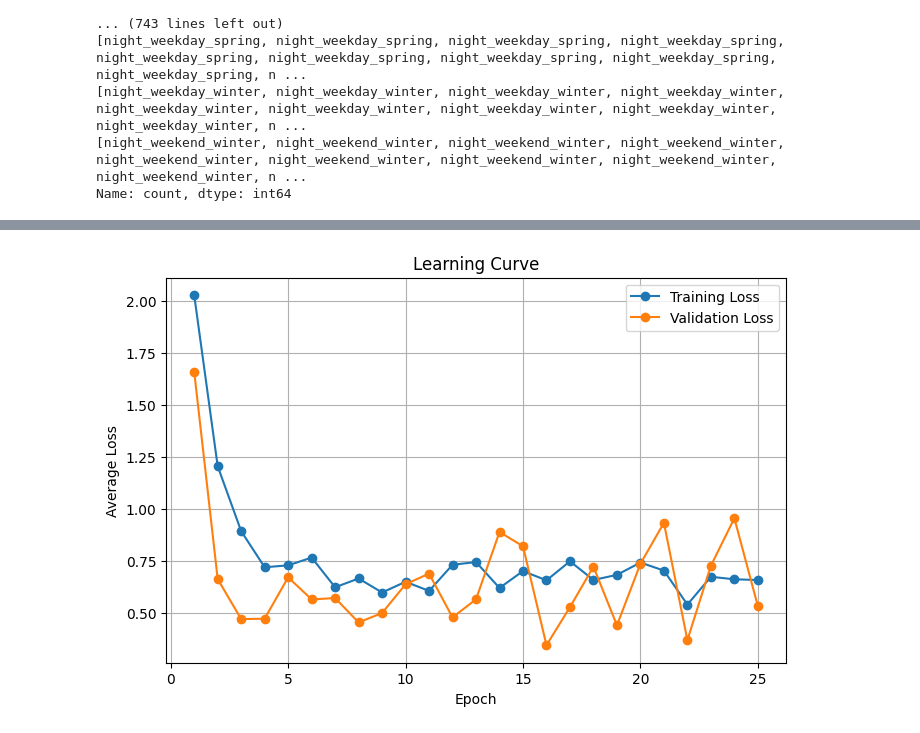
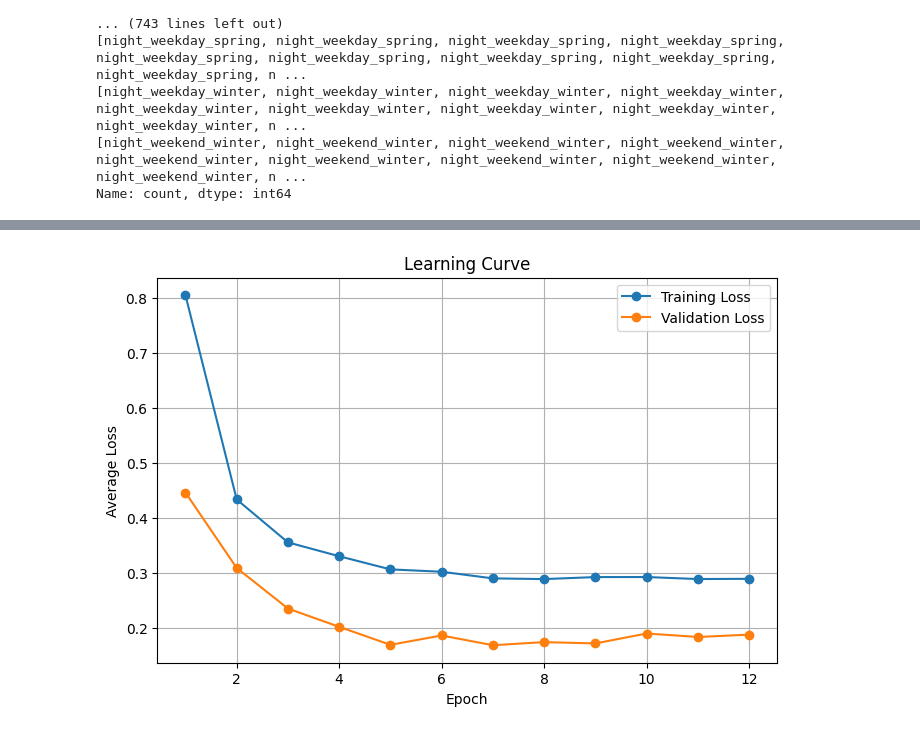
Before and after one commit to amy-jd/ECM3401-Personal-Project, a Jupyter notebook: project/main.ipynb, the cells around one changed output, grey strips where cells are left out. Saved outputs shown, nothing was run; the diff lists cells and outputs as text; code cells hidden in the pictures.

```diff
--- a/project/main.ipynb
+++ b/project/main.ipynb
@@ -54,10 +54,9 @@ def train(model, optimiser, loader):
 
     for batch in loader:
         optimiser.zero_grad()
-        # Derive a per-node boolean mask: True for nodes that are masked (need predictions)
         per_node_mask = batch.node_mask.any(dim=-1)  # [num_nodes]
         out = model(batch.x, batch.edge_index, batch.context, node_mask=per_node_mask)
-        loss = model.compute_loss(out, batch.y.squeeze(), batch.prediction_mask, train_criterion)
+        loss = train_criterion(out[per_node_mask], batch.y[per_node_mask].squeeze())
         loss.backward()
         optimiser.step()
         total_loss += loss.item() * batch.num_graphs
@@ -72,7 +71,7 @@ def validate(model, loader):
         for batch in loader:
             per_node_mask = batch.node_mask.any(dim=-1)  # [num_nodes]
             out = model(batch.x, batch.edge_index, batch.context, node_mask=per_node_mask)
-            loss = model.compute_loss(out, batch.y.squeeze(), batch.prediction_mask, train_criterion)
+            loss = train_criterion(out[per_node_mask], batch.y[per_node_mask].squeeze())
             total_loss += loss.item() * batch.num_graphs
 
     return total_loss / len(loader.dataset)
@@ -101,18 +105,18 @@ Epoch 8, Train Loss: 0.28936187566780464, Val Loss: 0.17506049791487252
 # %%
 plt.figure(figsize=(8,5))
 
-plt.plot(range(1, hp.NB_EPOCHS + 1), train_loss, marker='o', label='Training Loss')
-plt.plot(range(1, hp.NB_EPOCHS + 1), val_loss, marker='o', label='Validation Loss')
+plt.plot(range(1, 12 + 1), train_loss, marker='o', label='Training Loss')
+plt.plot(range(1, 12 + 1), val_loss, marker='o', label='Validation Loss')
 
 plt.title('Learning Curve')
 plt.xlabel('Epoch')
 plt.ylabel('Average Loss')
 
 plt.grid(True)
 plt.legend()
 plt.show()
 # %% [output]
-[figure, old version]
+[figure, new version]
 # %%
 test_criterion = torch.nn.MSELoss()
 
```
Also changed, not shown: parts of 2 cells of this notebook, 3 other files.
